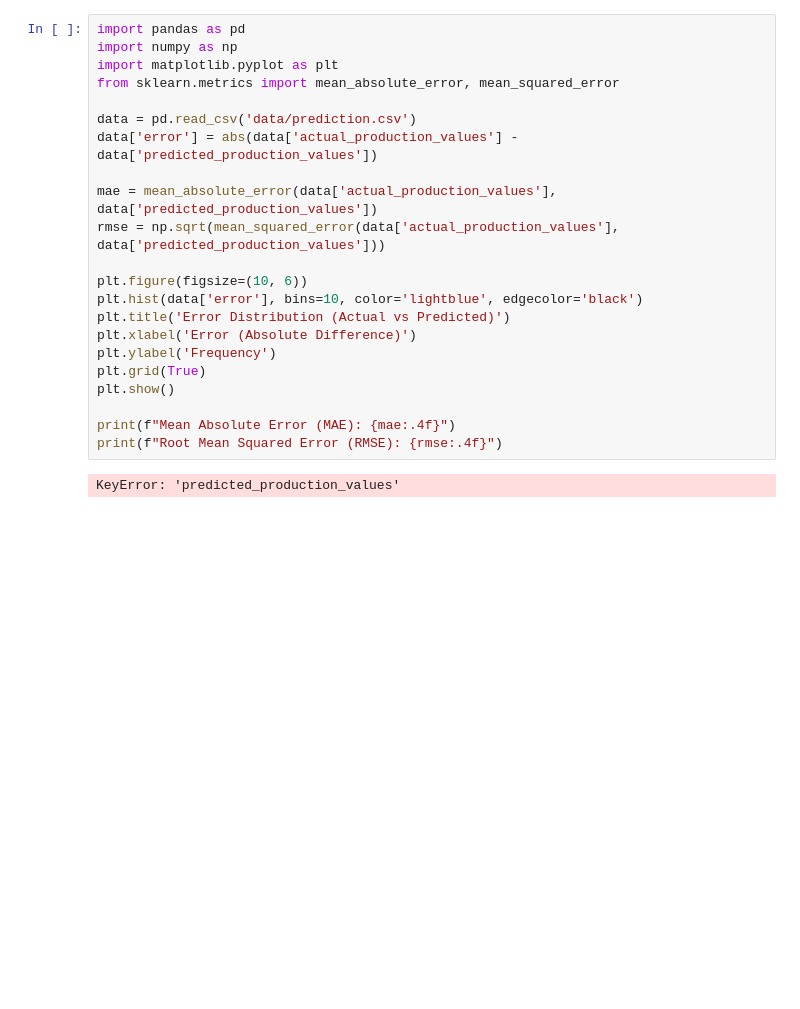
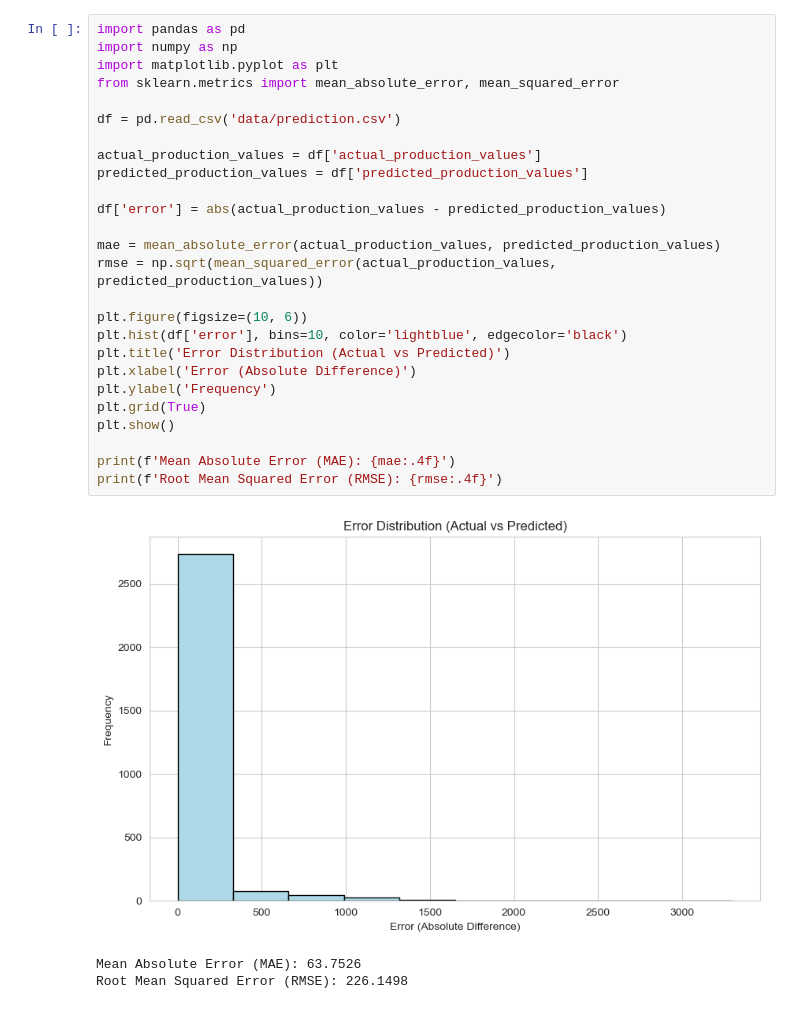
Before and after one commit to Y0d4l3/forecast-ki, a Jupyter notebook: plot.ipynb, the cells around one changed output. Drawn from its saved outputs; the diff is of its cells as text; blank space fills up the shorter version.

```diff
--- a/plot.ipynb
+++ b/plot.ipynb
@@ -1,27 +1,33 @@
 # %%
 import pandas as pd
 import numpy as np
 import matplotlib.pyplot as plt
 from sklearn.metrics import mean_absolute_error, mean_squared_error
 
-data = pd.read_csv('data/prediction.csv')
-data['error'] = abs(data['actual_production_values'] - data['predicted_production_values'])
+df = pd.read_csv('data/prediction.csv')
 
-mae = mean_absolute_error(data['actual_production_values'], data['predicted_production_values'])
-rmse = np.sqrt(mean_squared_error(data['actual_production_values'], data['predicted_production_values']))
+actual_production_values = df['actual_production_values']
+predicted_production_values = df['predicted_production_values']
+
+df['error'] = abs(actual_production_values - predicted_production_values)
+
+mae = mean_absolute_error(actual_production_values, predicted_production_values)
+rmse = np.sqrt(mean_squared_error(actual_production_values, predicted_production_values))
 
 plt.figure(figsize=(10, 6))
-plt.hist(data['error'], bins=10, color='lightblue', edgecolor='black')
+plt.hist(df['error'], bins=10, color='lightblue', edgecolor='black')
 plt.title('Error Distribution (Actual vs Predicted)')
 plt.xlabel('Error (Absolute Difference)')
 plt.ylabel('Frequency')
 plt.grid(True)
 plt.show()
 
-print(f"Mean Absolute Error (MAE): {mae:.4f}")
-print(f"Root Mean Squared Error (RMSE): {rmse:.4f}")
+print(f'Mean Absolute Error (MAE): {mae:.4f}')
+print(f'Root Mean Squared Error (RMSE): {rmse:.4f}')
 # %% [output]
+[figure, added]
-KeyError: 'predicted_production_values'
+Mean Absolute Error (MAE): 63.7526
+Root Mean Squared Error (RMSE): 226.1498
 # %%
 import pandas as pd
 import matplotlib.pyplot as plt
```
Also changed, not shown: parts of 3 cells of this notebook, 2 other files.
